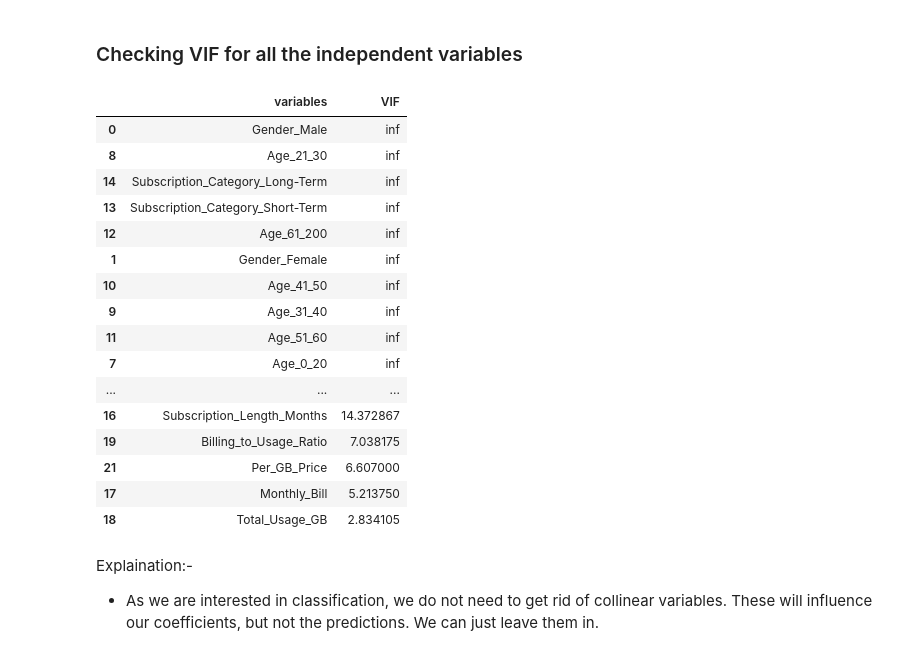
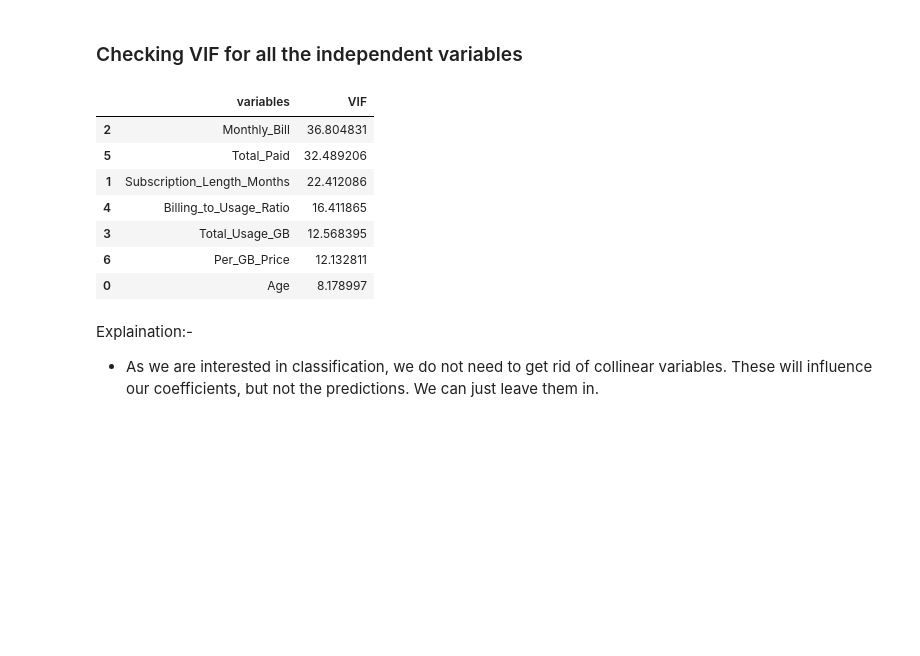
Before and after one commit to carolinedlu/Customer_Churn_Prediction, a Jupyter notebook: Notebooks/CUSTOMER_CHURN_PREDICTION___SAMARJEET.ipynb, the cells around one changed output. Drawn from its saved outputs; the diff is of its cells as text; code cells hidden in the pictures; blank space fills up the shorter version.

```diff
--- a/Notebooks/CUSTOMER_CHURN_PREDICTION___SAMARJEET.ipynb
+++ b/Notebooks/CUSTOMER_CHURN_PREDICTION___SAMARJEET.ipynb
@@ -894,25 +860,16 @@ def vif_calculator(name_):
 ### Checking VIF for all the independent variables
 # %%
 # Checking VIF for all Independent numeric columns
-vif_calculator(cc_df_copy[[i for i in independent_features]])
+vif_calculator(cc_df_copy[[i for i in numerical_features]])
 # %% [output]
 |  | variables | VIF |
-| 0 | Gender_Male | inf |
-| 8 | Age_21_30 | inf |
-| 14 | Subscription_Category_Long-Term | inf |
-| 13 | Subscription_Category_Short-Term | inf |
-| 12 | Age_61_200 | inf |
-| 1 | Gender_Female | inf |
-| 10 | Age_41_50 | inf |
-| 9 | Age_31_40 | inf |
-| 11 | Age_51_60 | inf |
-| 7 | Age_0_20 | inf |
-| ... | ... | ... |
-| 16 | Subscription_Length_Months | 14.372867 |
-| 19 | Billing_to_Usage_Ratio | 7.038175 |
-| 21 | Per_GB_Price | 6.607000 |
-| 17 | Monthly_Bill | 5.213750 |
-| 18 | Total_Usage_GB | 2.834105 |
+| 2 | Monthly_Bill | 36.804831 |
+| 5 | Total_Paid | 32.489206 |
+| 1 | Subscription_Length_Months | 22.412086 |
+| 4 | Billing_to_Usage_Ratio | 16.411865 |
+| 3 | Total_Usage_GB | 12.568395 |
+| 6 | Per_GB_Price | 12.132811 |
+| 0 | Age | 8.178997 |
 # %% [markdown]
 Explaination:-
 * As we are interested in classification, we do not need to get rid of collinear variables. These will influence our coefficients, but not the predictions. We can just leave them in.
```
Also changed, not shown: parts of 42 cells of this notebook, 14 other files.
